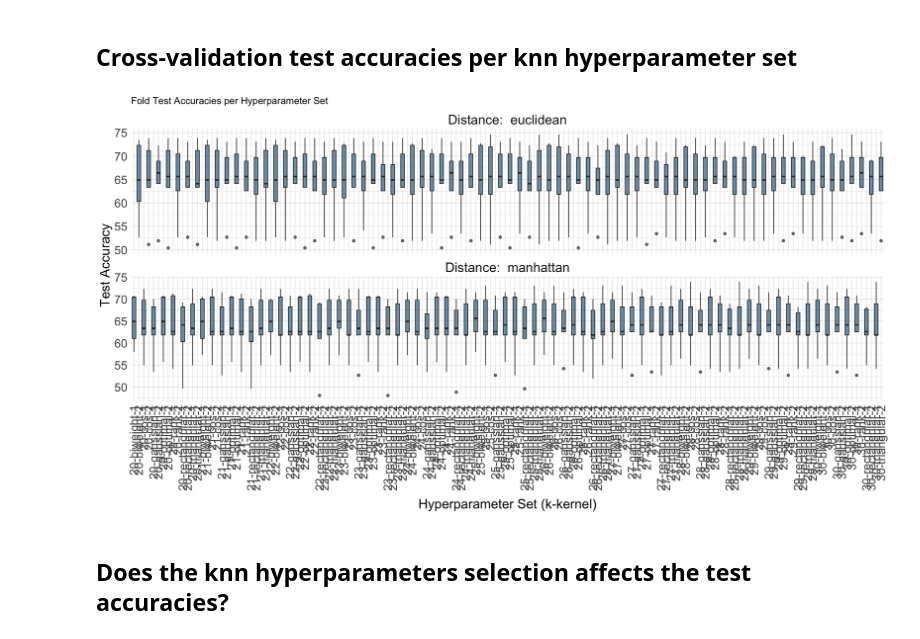
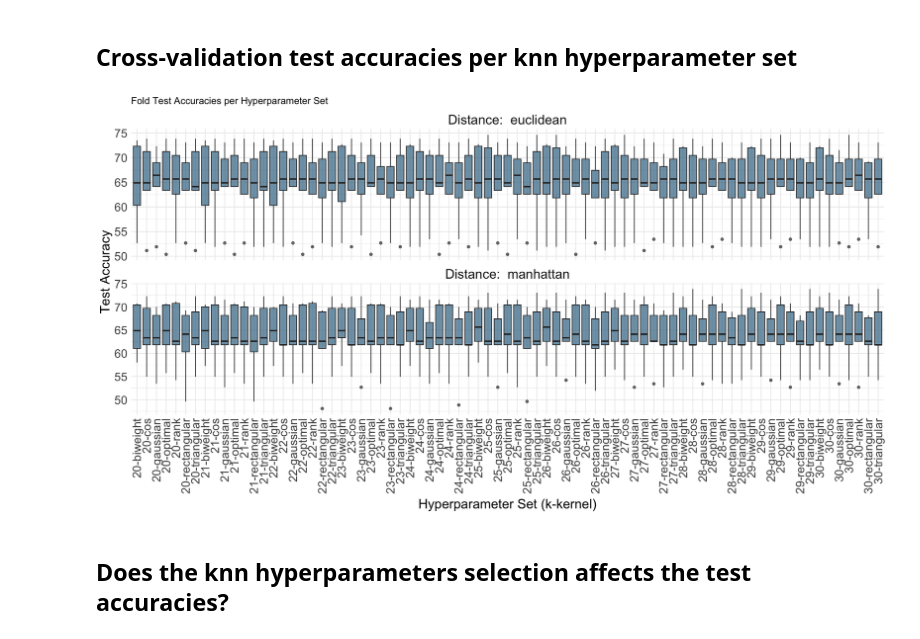
Before and after one commit to istars-fmul/proj-sciii-diagnostic, a Jupyter notebook: notebooks/step4.2_cross_validation.ipynb, the cells around one changed output. Drawn from its saved outputs; the diff is of its cells as text; code cells hidden in the pictures.

Commit message:
correct labels knn histo

```diff
--- a/notebooks/step4.2_cross_validation.ipynb
+++ b/notebooks/step4.2_cross_validation.ipynb
@@ -112,6 +112,7 @@ A data.frame: 6 x 18
 # Prepare data
 df_result <- knn_hyperparameter_cv
 df_result$row_id <- paste(df_result$k, df_result$kernel, df_result$distance, sep= '-')
+df_result$label_k_kernel <- paste(df_result$k, df_result$kernel, sep= '-')
 
 # Pivot longer: reshape from wide to long format
 df_long <- df_result %>%
@@ -127,24 +128,24 @@ df_long$distance <- recode(df_long$distance,
 # %%
 # Box plot of accuracies per parameter set
 options(repr.plot.width=15, repr.plot.height=8)
-cv_box_plot <- ggplot(df_long, aes(x = factor(row_id), y = accuracy)) +
+cv_box_plot <- ggplot(df_long, aes(x = factor(label_k_kernel), y = accuracy)) +
   geom_boxplot(fill = "#3c7494", alpha = 0.7) +
   facet_wrap(~ paste('Distance: ',distance), scales = "free_y",nrow = 2) +
   labs(
     title = "Fold Test Accuracies per Hyperparameter Set",
     x = "Hyperparameter Set (k-kernel)",
     y = "Test Accuracy"
   ) +
   theme_minimal() +
    theme(axis.text.x = element_text(angle = 90, vjust = 0.5, hjust = 1, size = 16),
     axis.title = element_text(size = 18),
     axis.text = element_text(size = 16),
     strip.text = element_text(size = 18)  # facet labels
   )
 ggsave(paste0(output_path, "test_acc_knn.pdf"), plot = cv_box_plot, width = 18, height = 10, dpi = 300)
 cv_box_plot
 # %% [output]
-[figure, old version]
+[figure, new version]
 # %% [markdown]
 ## Does the knn hyperparameters selection affects the test accuracies?
 # %% [markdown]
```
Also changed, not shown: parts of 3 cells of this notebook, 5 other files.
